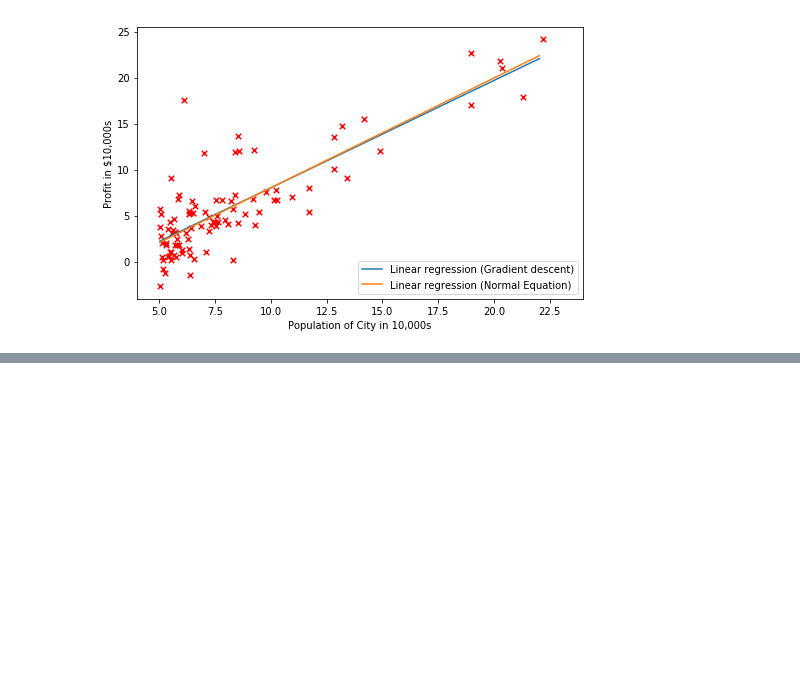
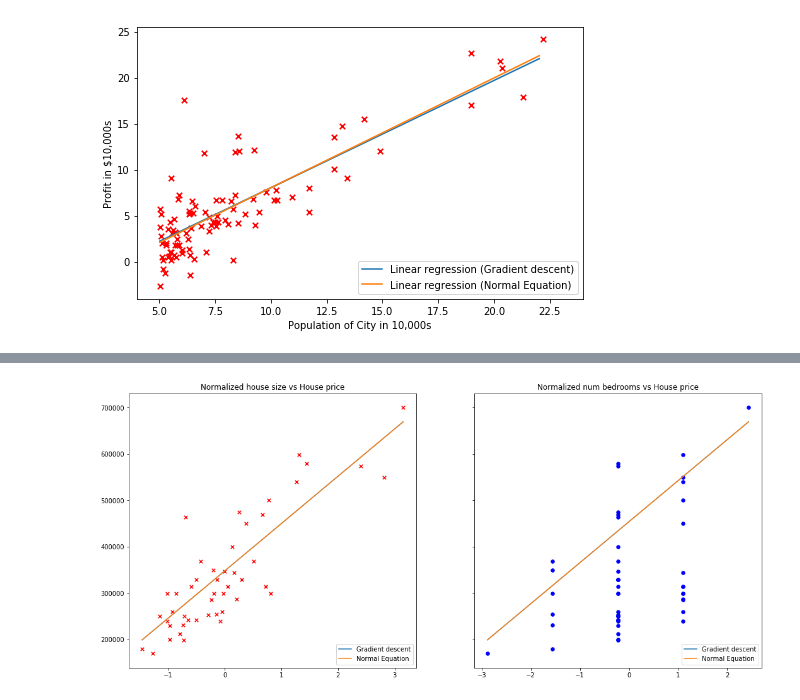
Before and after one commit to hppanchal/coursera-ml, a Jupyter notebook: linear_regression.ipynb, the cells around one changed output, grey strips where cells are left out. Saved outputs shown, nothing was run; the diff lists cells and outputs as text; code cells hidden in the pictures; blank space fills up the shorter version.

```diff
--- a/linear_regression.ipynb
+++ b/linear_regression.ipynb
@@ -85,0 +149,26 @@ plt.legend(loc=4);
+# %%
+xx1 = np.linspace(np.min(X[:, 1]), np.max(X[:, 1]), 10)
+xx2 = np.linspace(np.min(X[:, 2]), np.max(X[:, 2]), 10)
+yy = theta[0] + theta[1] * xx1 + theta[2] * xx2
+yy_n = n_theta[0] + n_theta[1] * xx1 + n_theta[2] * xx2
+
+# Plot for gradient descent (probably not the best way to visualize a multivariate regression)
+f, (ax1, ax2) = plt.subplots(1,2, sharey=True)
+f.set_size_inches(18, 8)
+
+ax1.scatter(X[:, 1], y, s=30, c='r', marker='x')
+ax1.plot(xx1, yy, label='Gradient descent')
+ax1.plot(xx1, yy_n, label='Normal Equation')
+
+ax1.set_title('Normalized house size vs House price')
+ax1.legend(loc=4);
+
+
+ax2.scatter(X[:, 2], y, s=30, c='b', marker='o')
+ax2.plot(xx2, yy, label='Gradient descent')
+ax2.plot(xx2, yy_n, label='Normal Equation')
+
+ax2.set_title('Normalized num bedrooms vs House price')
+ax2.legend(loc=4);
+# %% [output]
+[figure, added]
```
Also changed, not shown: parts of 10 cells of this notebook.
